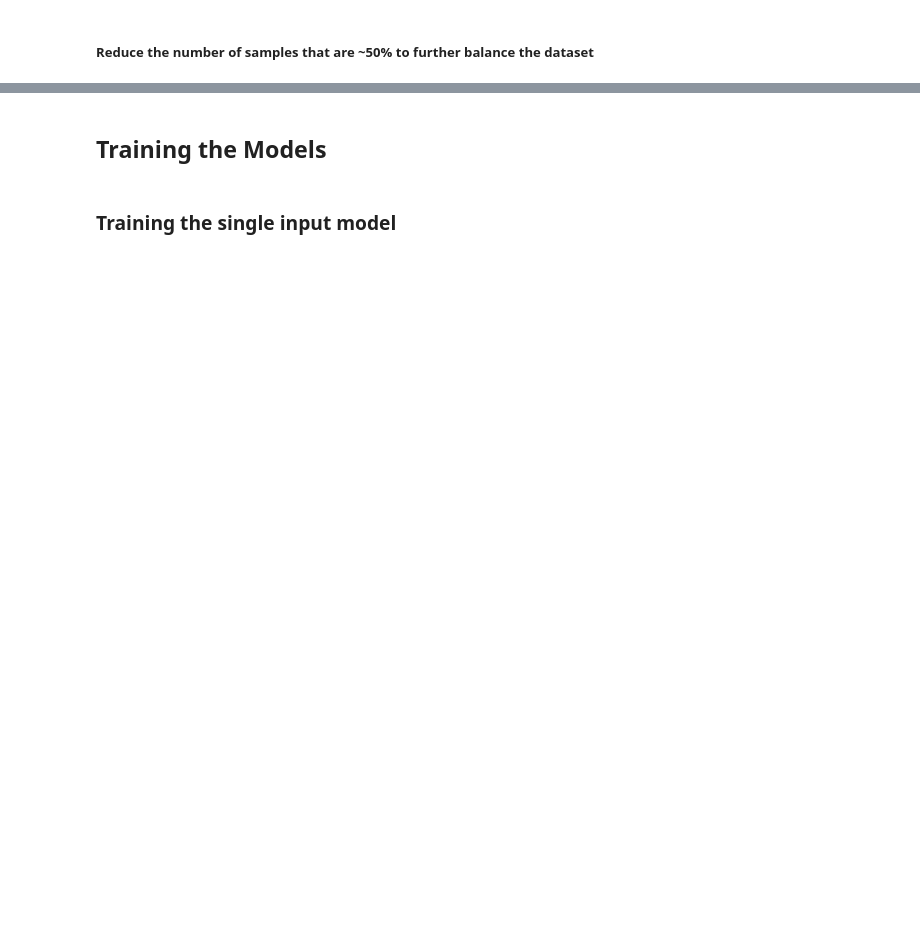
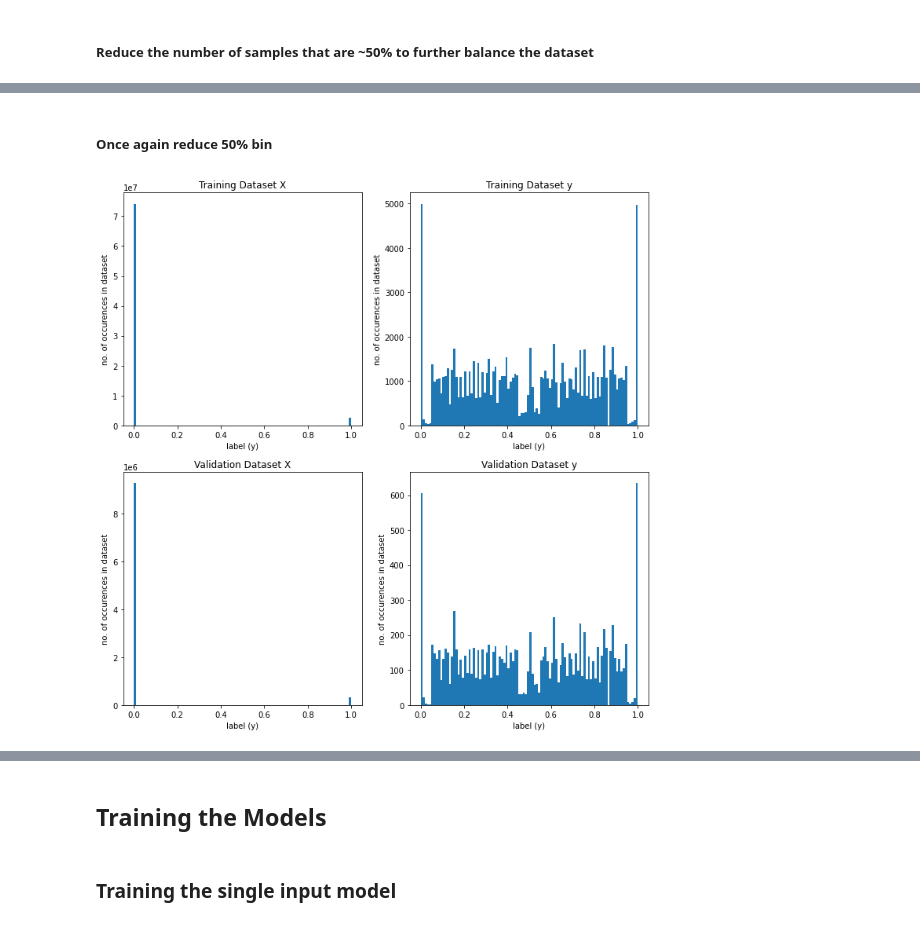
Before and after one commit to owenjaques/chessbot, a Jupyter notebook: neural_networks/models.ipynb, the cells around one changed output, grey strips where cells are left out. Drawn from its saved outputs; the diff is of its cells as text; code cells hidden in the pictures; blank space fills up the shorter version.

```diff
--- a/neural_networks/models.ipynb
+++ b/neural_networks/models.ipynb
@@ -317,0 +335,20 @@ keras.utils.plot_model(triple_input_model, show_shapes=True, show_layer_activati
+# %% [markdown]
+##### Once again reduce 50% bin
+# %%
+for i in range(simple_input_training_data.n):
+    if 0.475 < simple_input_training_data.y[i] < 0.525:
+        if np.random.rand() < 0.6:
+            index = math.floor((np.random.rand() * simple_input_training_data.n))
+            simple_input_training_data.y[i] = simple_input_training_data.y[index]
+            simple_input_training_data.X[i] = simple_input_training_data.X[index]
+
+for i in range(simple_input_validation_data.n):
+    if 0.475 < simple_input_validation_data.y[i] < 0.525:
+        if np.random.rand() < 0.6:
+            index = math.floor((np.random.rand() * simple_input_validation_data.n))
+            simple_input_validation_data.y[i] = simple_input_validation_data.y[index]
+            simple_input_validation_data.X[i] = simple_input_validation_data.X[index]
+
+sanity_check_single_input(simple_input_training_data, simple_input_validation_data)
+# %% [output]
+[figure, added]
```
Also changed, not shown: parts of 29 cells of this notebook.
